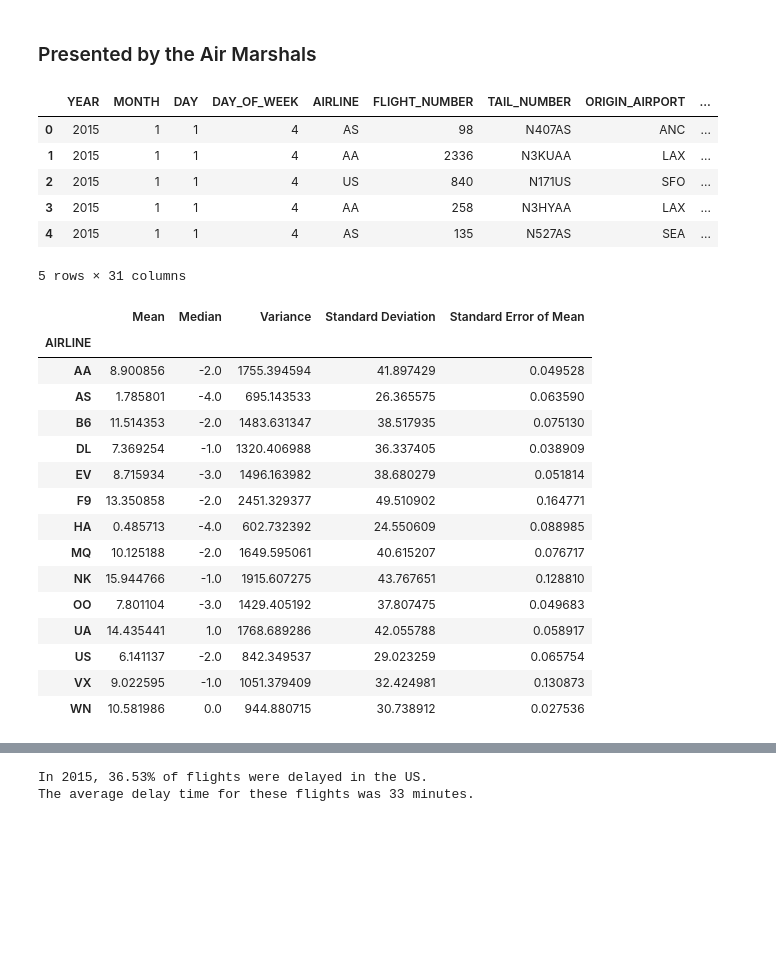
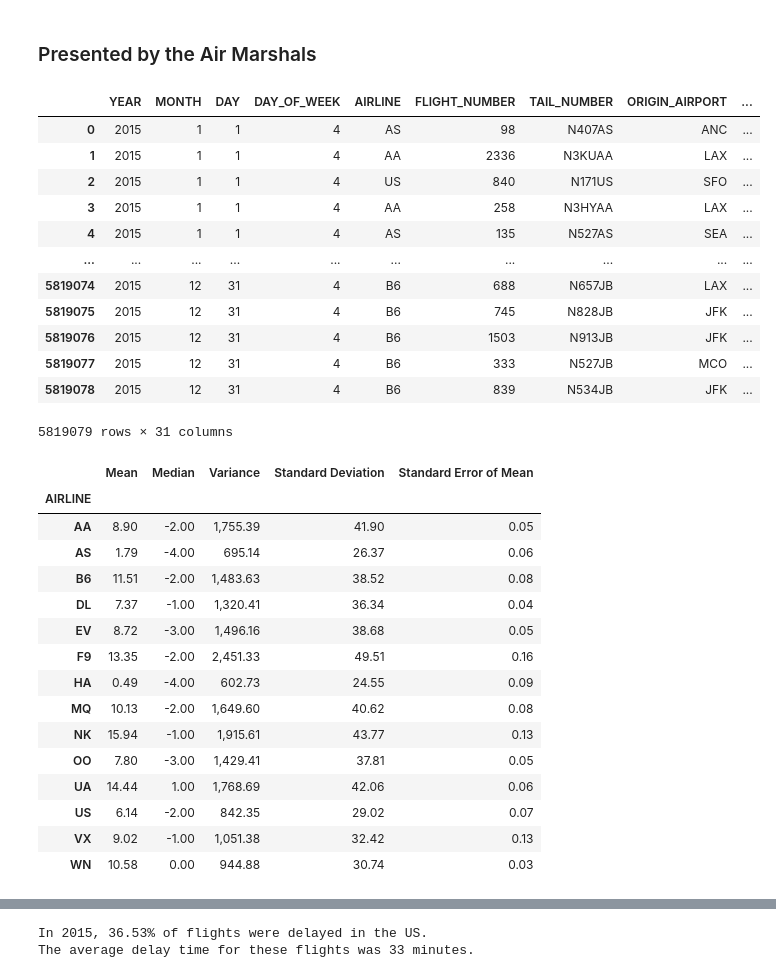
Before and after one commit to Chadi272/The_Air_Marshalls, a Jupyter notebook: Flight Delays.ipynb, the cells around one changed output, grey strips where cells are left out. Drawn from its saved outputs; the diff is of its cells as text; code cells hidden in the pictures; blank space fills up the shorter version.

```diff
--- a/Flight Delays.ipynb
+++ b/Flight Delays.ipynb
@@ -5,32 +5,39 @@
 # %%
 # importing libraries
 import pandas as pd
 import numpy as np
 import os
+import matplotlib.pyplot as plt
 
 # Specifying path
-path = "Resources/flights.csv"
+path = "C:/Users/chadi/Desktop/flights.csv"
 
 #creating dataframe from excel file
-df = pd.read_csv(path, low_memory=False)
+df = pd.read_csv(path)
 
 # display dataframe
-df.head()
+df
 # %% [output]
 |  | YEAR | MONTH | DAY | DAY_OF_WEEK | AIRLINE | FLIGHT_NUMBER | TAIL_NUMBER | ORIGIN_AIRPORT | ... |
 | 0 | 2015 | 1 | 1 | 4 | AS | 98 | N407AS | ANC | ... |
 | 1 | 2015 | 1 | 1 | 4 | AA | 2336 | N3KUAA | LAX | ... |
 | 2 | 2015 | 1 | 1 | 4 | US | 840 | N171US | SFO | ... |
 | 3 | 2015 | 1 | 1 | 4 | AA | 258 | N3HYAA | LAX | ... |
 | 4 | 2015 | 1 | 1 | 4 | AS | 135 | N527AS | SEA | ... |
+| ... | ... | ... | ... | ... | ... | ... | ... | ... | ... |
+| 5819074 | 2015 | 12 | 31 | 4 | B6 | 688 | N657JB | LAX | ... |
+| 5819075 | 2015 | 12 | 31 | 4 | B6 | 745 | N828JB | JFK | ... |
+| 5819076 | 2015 | 12 | 31 | 4 | B6 | 1503 | N913JB | JFK | ... |
+| 5819077 | 2015 | 12 | 31 | 4 | B6 | 333 | N527JB | MCO | ... |
+| 5819078 | 2015 | 12 | 31 | 4 | B6 | 839 | N534JB | JFK | ... |
-5 rows × 31 columns
+5819079 rows × 31 columns
 # %%
 #Basic info on Delays per airline
 
 #Dataframe grouped by Airline
 adf = df.groupby('AIRLINE')
 
-#creating the values
+#creating the values for initial view
 mean = adf['DEPARTURE_DELAY'].mean()
 median = adf['DEPARTURE_DELAY'].median()
 var = adf['DEPARTURE_DELAY'].var()
@@ -45,22 +52,26 @@ sinfo = pd.DataFrame({
     'Standard Deviation': std,
     'Standard Error of Mean': sem
 })
+
+#setting all floats to 2 decimal points
+pd.options.display.float_format = '{:,.2f}'.format
+
 #display dataframe for general info on delays
 sinfo
 # %% [output]
 |  | Mean | Median | Variance | Standard Deviation | Standard Error of Mean |
 | AIRLINE |  |  |  |  |  |
-| AA | 8.900856 | -2.0 | 1755.394594 | 41.897429 | 0.049528 |
-| AS | 1.785801 | -4.0 | 695.143533 | 26.365575 | 0.063590 |
-| B6 | 11.514353 | -2.0 | 1483.631347 | 38.517935 | 0.075130 |
-| DL | 7.369254 | -1.0 | 1320.406988 | 36.337405 | 0.038909 |
-| EV | 8.715934 | -3.0 | 1496.163982 | 38.680279 | 0.051814 |
-| F9 | 13.350858 | -2.0 | 2451.329377 | 49.510902 | 0.164771 |
-| HA | 0.485713 | -4.0 | 602.732392 | 24.550609 | 0.088985 |
-| MQ | 10.125188 | -2.0 | 1649.595061 | 40.615207 | 0.076717 |
-| NK | 15.944766 | -1.0 | 1915.607275 | 43.767651 | 0.128810 |
-| OO | 7.801104 | -3.0 | 1429.405192 | 37.807475 | 0.049683 |
-| UA | 14.435441 | 1.0 | 1768.689286 | 42.055788 | 0.058917 |
-| US | 6.141137 | -2.0 | 842.349537 | 29.023259 | 0.065754 |
-| VX | 9.022595 | -1.0 | 1051.379409 | 32.424981 | 0.130873 |
-| WN | 10.581986 | 0.0 | 944.880715 | 30.738912 | 0.027536 |
+| AA | 8.90 | -2.00 | 1,755.39 | 41.90 | 0.05 |
+| AS | 1.79 | -4.00 | 695.14 | 26.37 | 0.06 |
+| B6 | 11.51 | -2.00 | 1,483.63 | 38.52 | 0.08 |
+| DL | 7.37 | -1.00 | 1,320.41 | 36.34 | 0.04 |
+| EV | 8.72 | -3.00 | 1,496.16 | 38.68 | 0.05 |
+| F9 | 13.35 | -2.00 | 2,451.33 | 49.51 | 0.16 |
+| HA | 0.49 | -4.00 | 602.73 | 24.55 | 0.09 |
+| MQ | 10.13 | -2.00 | 1,649.60 | 40.62 | 0.08 |
+| NK | 15.94 | -1.00 | 1,915.61 | 43.77 | 0.13 |
+| OO | 7.80 | -3.00 | 1,429.41 | 37.81 | 0.05 |
+| UA | 14.44 | 1.00 | 1,768.69 | 42.06 | 0.06 |
+| US | 6.14 | -2.00 | 842.35 | 29.02 | 0.07 |
+| VX | 9.02 | -1.00 | 1,051.38 | 32.42 | 0.13 |
+| WN | 10.58 | 0.00 | 944.88 | 30.74 | 0.03 |
```
Also changed, not shown: parts of 4 cells of this notebook.
